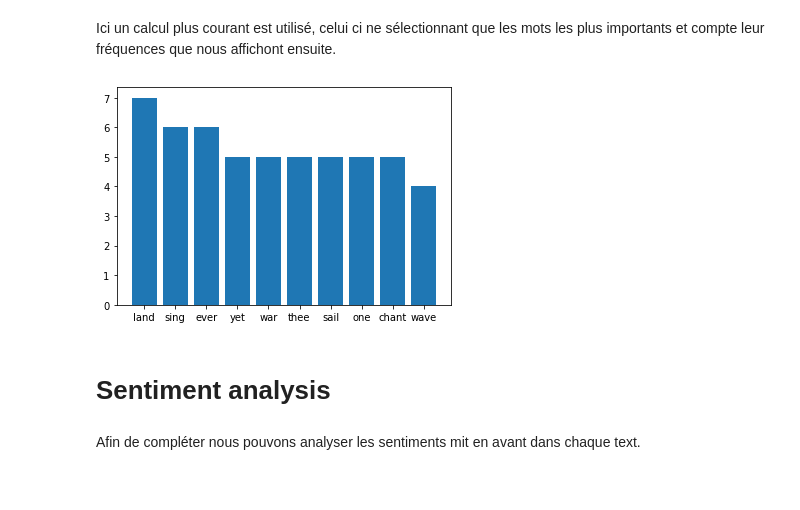
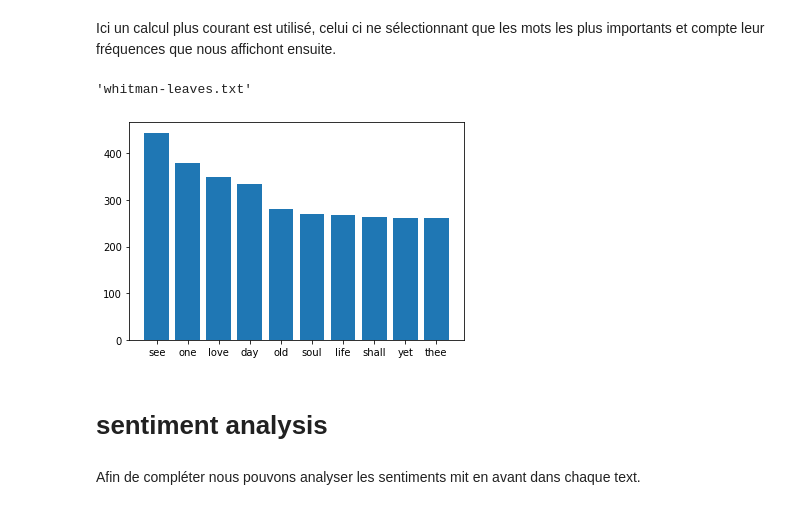
Before and after one commit to Axle-Bucamp/Text-analysis-for-RH, a Jupyter notebook: Text_analysis_Proximity_graph.ipynb, the cells around one changed output. Cells and saved outputs as stored; diff of their text form; code cells hidden in the pictures.

```diff
--- a/Text_analysis_Proximity_graph.ipynb
+++ b/Text_analysis_Proximity_graph.ipynb
@@ -174,24 +181,28 @@ np.mean(arr)
 # top word Fréquency
 # %% [markdown]
 Ici un calcul plus courant est utilisé, celui ci ne sélectionnant que les mots les plus importants et compte leur fréquences que nous affichont ensuite.
+# %%
+fileid
+# %% [output]
+'whitman-leaves.txt'
 # %%
-data = [text2tokens(txt) for txt in nltk.corpus.gutenberg.words(fileid)[:1000]]
+data = [text2tokens(txt) for txt in nltk.corpus.gutenberg.words(fileid)]
 
 data = list(filter(None, data))
 data = np.array(data)
 unique, counts = np.unique(data, return_counts=True)
 
 zipped_lists = zip(counts, unique)
 sorted_pairs = sorted(zipped_lists, reverse=True)
 tuples = zip(*sorted_pairs)
 counts, unique = [ list(tuple) for tuple in tuples]
 
 plt.bar(unique[0:10], counts[0:10])
 plt.show()
 # %% [output]
-[figure, old version]
+[figure, new version]
 # %% [markdown]
-# Sentiment analysis
+# sentiment analysis
 # %% [markdown]
 Afin de compléter nous pouvons analyser les sentiments mit en avant dans chaque text.
 # %%
```
Also changed, not shown: parts of 9 cells of this notebook.
